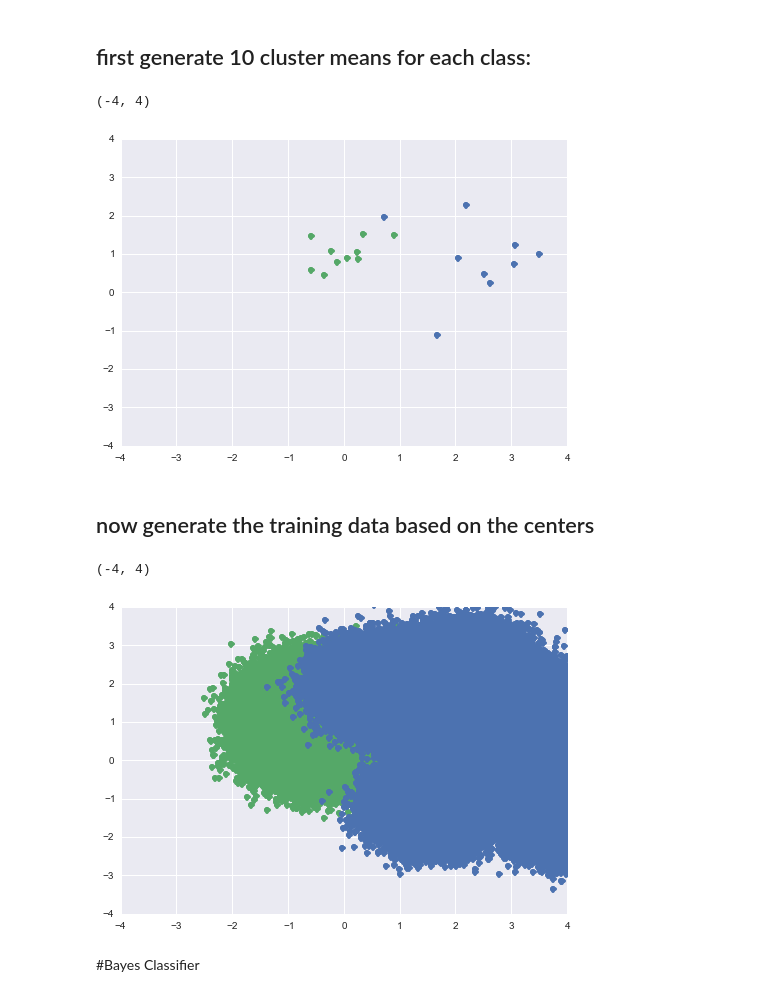
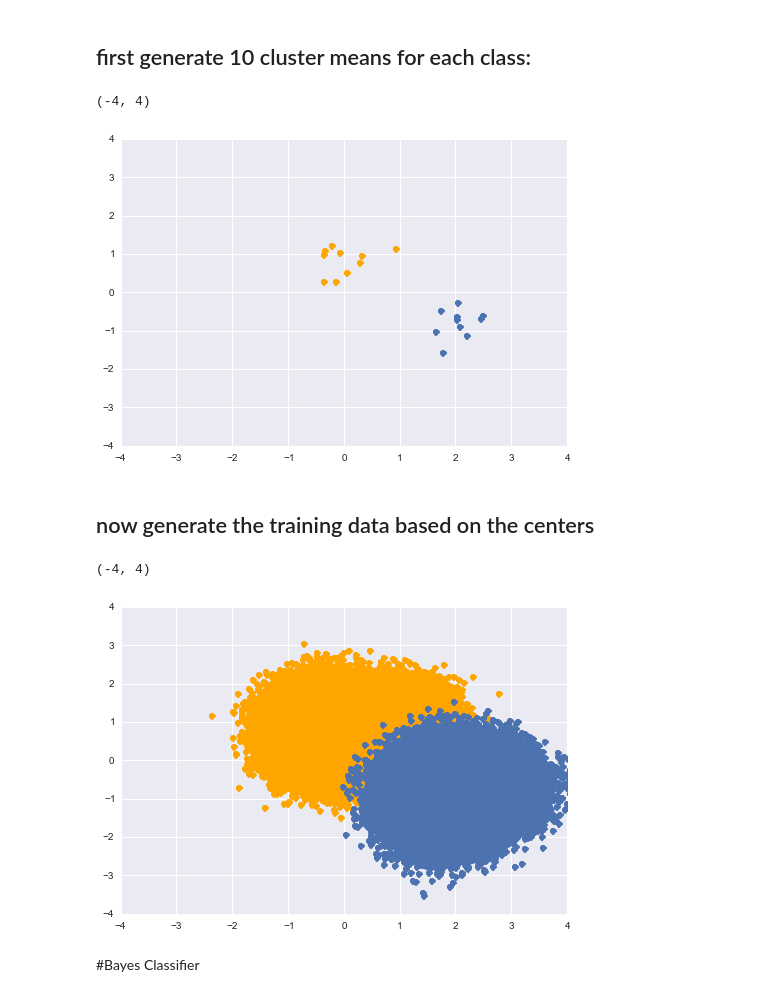
Before and after one commit to MaGold/Linear-Regression-and-K-means, a Jupyter notebook: Bayes Classifier.ipynb, the cells around one changed output. Cells and saved outputs as stored; diff of their text form; code cells hidden in the pictures.

```diff
--- a/Bayes Classifier.ipynb
+++ b/Bayes Classifier.ipynb
@@ -16,54 +16,54 @@ cov = np.identity(2)
 
 #generate blue class:
 #    generate m_1, ..., m_10 from N((1,0), I)
-mean = [3,0]
-blue_m = np.random.multivariate_normal(mean,cov,10)
+mean = [2,-1]
+blue_m = np.random.multivariate_normal(mean,cov/10.0,10)
 
 #generate green class:
 #    generate m_1, ..., m_10 from N((0,1), I)
 mean = [0,1]
-green_m = np.random.multivariate_normal(mean,cov/5.0,10)
+orange_m = np.random.multivariate_normal(mean,cov/5.0,10)
 
-plt.plot(green_m[:,0],green_m[:,1], 'o', color='g')
+plt.plot(orange_m[:,0],orange_m[:,1], 'o', color='orange')
 plt.plot(blue_m[:,0],blue_m[:,1], 'o', color='b')
 
 plt.xlim([-4,4])
 plt.ylim([-4,4])
 # %% [output]
 (-4, 4)
-[figure, old version]
+[figure, new version]
 # %% [markdown]
 ## now generate the training data based on the centers
 # %%
-N = 1000000
+N = 100000
 #greens:
-greens = []
+oranges = []
 for i in range(N):
-    cur_mean = green_m[np.random.randint(0,10)]
+    cur_mean = orange_m[np.random.randint(0,10)]
 
     new_point = np.random.multivariate_normal(cur_mean,cov/5,1)
     #print new_point
-    greens.append(new_point[0])
+    oranges.append(new_point[0])
 
-greens = np.array(greens)
-plt.plot(greens[:,0],greens[:,1], 'o', color='g')
+oranges = np.array(oranges)
+plt.plot(oranges[:,0],oranges[:,1], 'o', color='orange')
 
 blues = []
 for i in range(N):
     cur_mean = blue_m[np.random.randint(0,10)]
 
     new_point = np.random.multivariate_normal(cur_mean,cov/5,1)
     #print new_point
     blues.append(new_point[0])
 
 blues = np.array(blues)
 plt.plot(blues[:,0],blues[:,1], 'o', color='b')
 
 plt.xlim([-4,4])
 plt.ylim([-4,4])
 # %% [output]
 (-4, 4)
-[figure, old version]
+[figure, new version]
 # %% [markdown]
 #Bayes Classifier
 # %%
```
Also changed, not shown: parts of 5 cells of this notebook.
